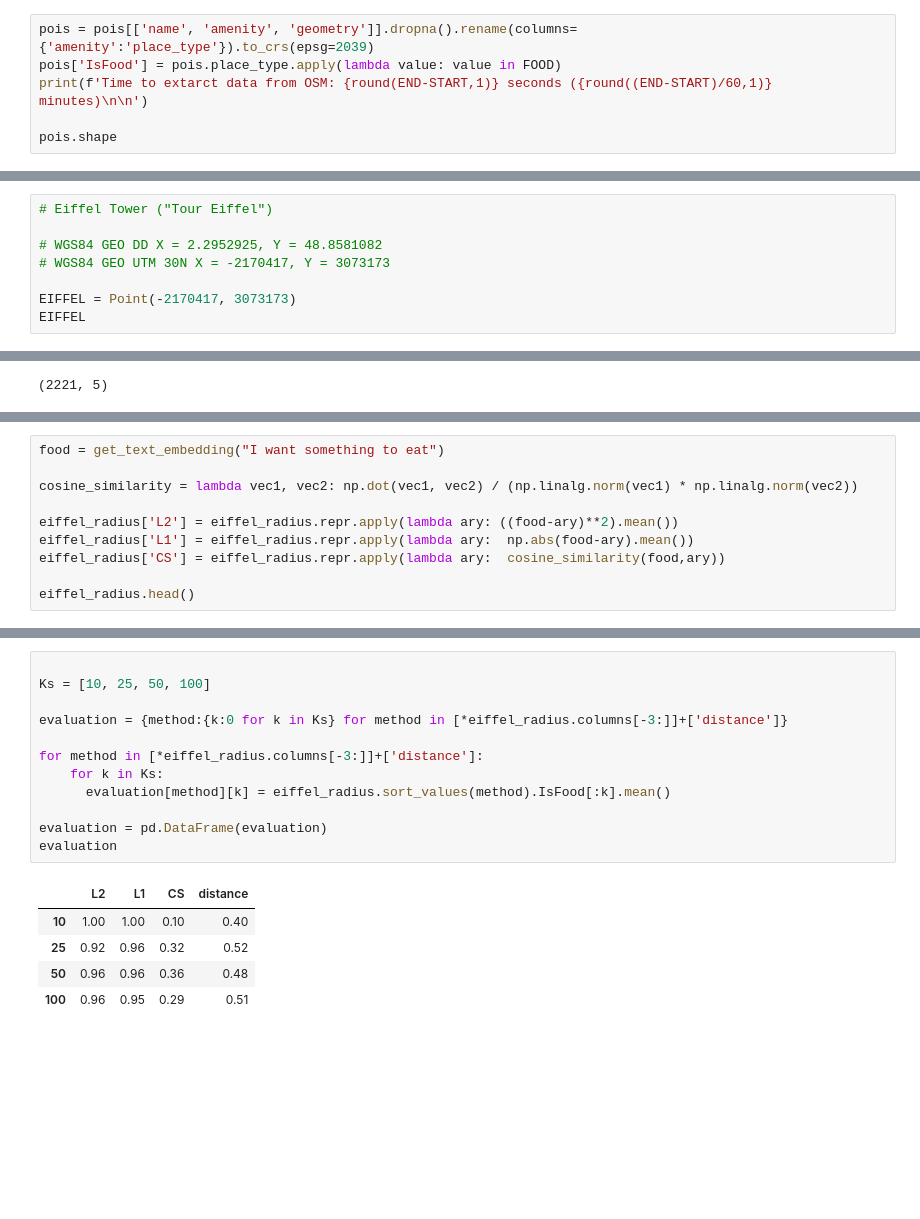
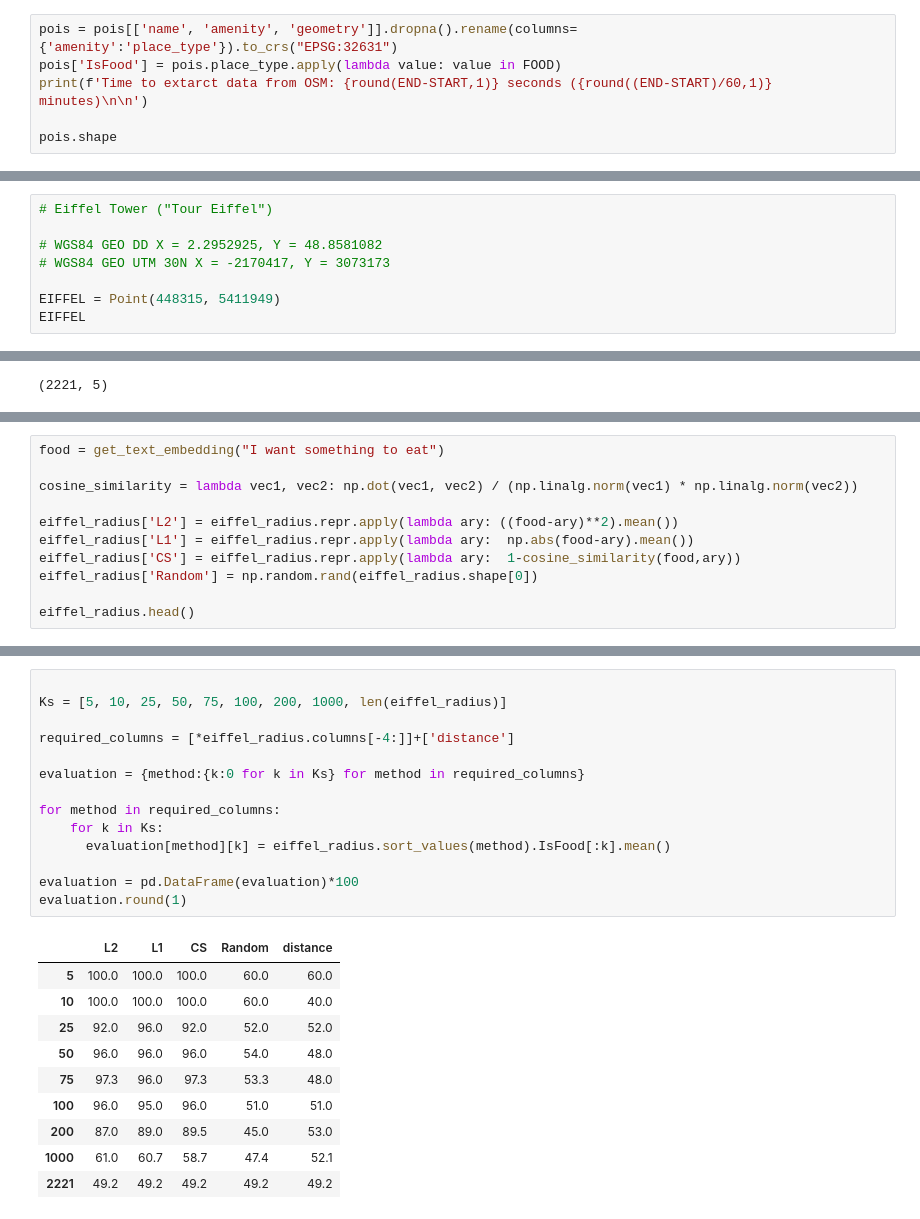
Before and after one commit to EtzionR/NLP4GeoAI, a Jupyter notebook: Geo_Semantic_Search.ipynb, the cells around one changed output, grey strips where cells are left out. Drawn from its saved outputs; the diff is of its cells as text; blank space fills up the shorter version.

```diff
--- a/Geo_Semantic_Search.ipynb
+++ b/Geo_Semantic_Search.ipynb
@@ -44,7 +48,7 @@ pois = ox.features_from_place(place, tags)
 
 END = get_time()
 # %%
-pois = pois[['name', 'amenity', 'geometry']].dropna().rename(columns={'amenity':'place_type'}).to_crs(epsg=2039)
+pois = pois[['name', 'amenity', 'geometry']].dropna().rename(columns={'amenity':'place_type'}).to_crs("EPSG:32631")
 pois['IsFood'] = pois.place_type.apply(lambda value: value in FOOD)
 print(f'Time to extarct data from OSM: {round(END-START,1)} seconds ({round((END-START)/60,1)} minutes)\n\n')
 
@@ -107,6 +117,6 @@ array([ 1.23215389,  0.75919461, -0.2232188 , ..., -0.21436594,
 # WGS84 GEO DD X = 2.2952925, Y = 48.8581082
 # WGS84 GEO UTM 30N X = -2170417, Y = 3073173
 
-EIFFEL = Point(-2170417, 3073173)
+EIFFEL = Point(448315, 5411949)
 EIFFEL
 # %% [output]
@@ -151,7 +161,8 @@ cosine_similarity = lambda vec1, vec2: np.dot(vec1, vec2) / (np.linalg.norm(vec1
 
 eiffel_radius['L2'] = eiffel_radius.repr.apply(lambda ary: ((food-ary)**2).mean())
 eiffel_radius['L1'] = eiffel_radius.repr.apply(lambda ary:  np.abs(food-ary).mean())
-eiffel_radius['CS'] = eiffel_radius.repr.apply(lambda ary:  cosine_similarity(food,ary))
+eiffel_radius['CS'] = eiffel_radius.repr.apply(lambda ary:  1-cosine_similarity(food,ary))
+eiffel_radius['Random'] = np.random.rand(eiffel_radius.shape[0])
 
 eiffel_radius.head()
 # %% [output]
@@ -180,18 +196,25 @@ See the caveats in the documentation: https://pandas.pydata.org/pandas-docs/stab
 # %%
 
-Ks = [10, 25, 50, 100]
+Ks = [5, 10, 25, 50, 75, 100, 200, 1000, len(eiffel_radius)]
 
-evaluation = {method:{k:0 for k in Ks} for method in [*eiffel_radius.columns[-3:]]+['distance']}
+required_columns = [*eiffel_radius.columns[-4:]]+['distance']
 
-for method in [*eiffel_radius.columns[-3:]]+['distance']:
+evaluation = {method:{k:0 for k in Ks} for method in required_columns}
+
+for method in required_columns:
     for k in Ks:
       evaluation[method][k] = eiffel_radius.sort_values(method).IsFood[:k].mean()
 
-evaluation = pd.DataFrame(evaluation)
-evaluation
+evaluation = pd.DataFrame(evaluation)*100
+evaluation.round(1)
 # %% [output]
-|  | L2 | L1 | CS | distance |
-| 10 | 1.00 | 1.00 | 0.10 | 0.40 |
-| 25 | 0.92 | 0.96 | 0.32 | 0.52 |
-| 50 | 0.96 | 0.96 | 0.36 | 0.48 |
-| 100 | 0.96 | 0.95 | 0.29 | 0.51 |
+|  | L2 | L1 | CS | Random | distance |
+| 5 | 100.0 | 100.0 | 100.0 | 60.0 | 60.0 |
+| 10 | 100.0 | 100.0 | 100.0 | 60.0 | 40.0 |
+| 25 | 92.0 | 96.0 | 92.0 | 52.0 | 52.0 |
+| 50 | 96.0 | 96.0 | 96.0 | 54.0 | 48.0 |
+| 75 | 97.3 | 96.0 | 97.3 | 53.3 | 48.0 |
+| 100 | 96.0 | 95.0 | 96.0 | 51.0 | 51.0 |
+| 200 | 87.0 | 89.0 | 89.5 | 45.0 | 53.0 |
+| 1000 | 61.0 | 60.7 | 58.7 | 47.4 | 52.1 |
+| 2221 | 49.2 | 49.2 | 49.2 | 49.2 | 49.2 |
```
Also changed, not shown: parts of 12 cells of this notebook.
